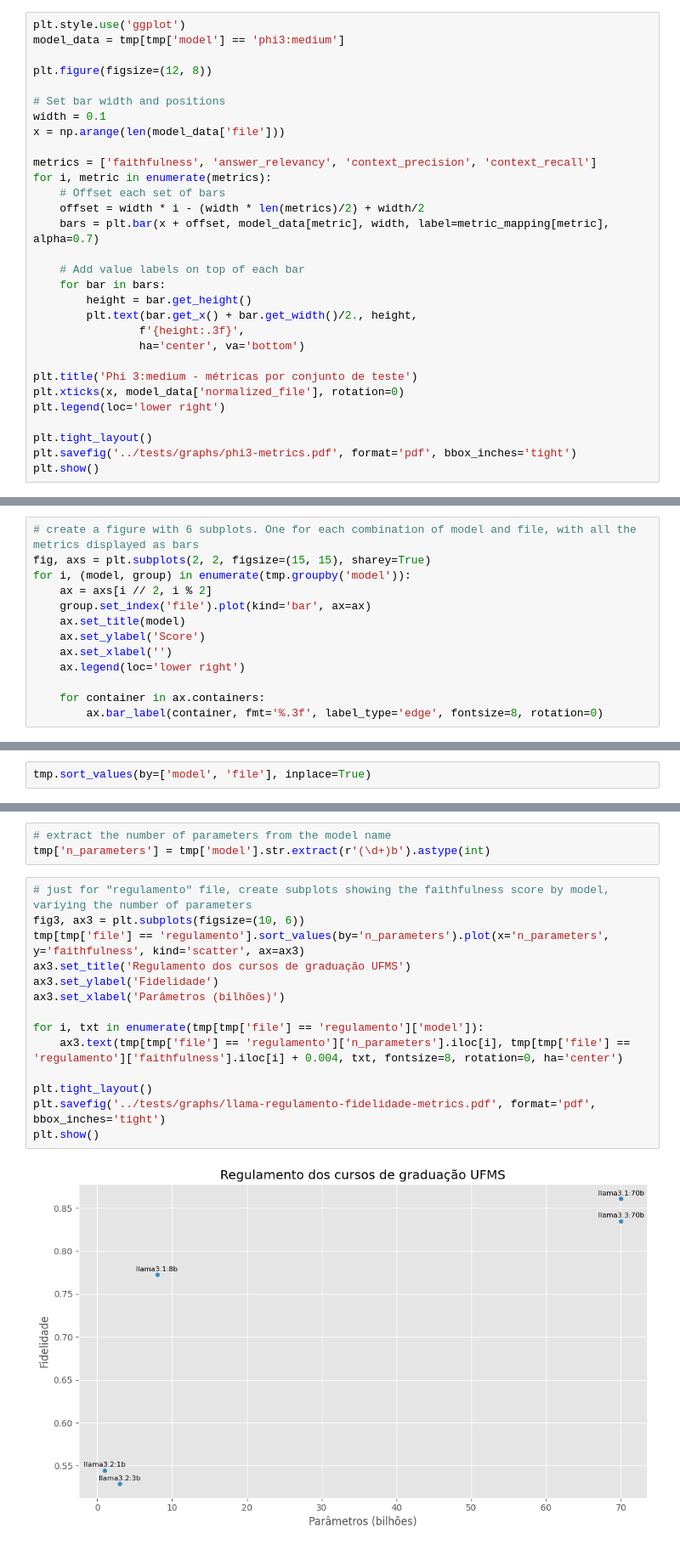
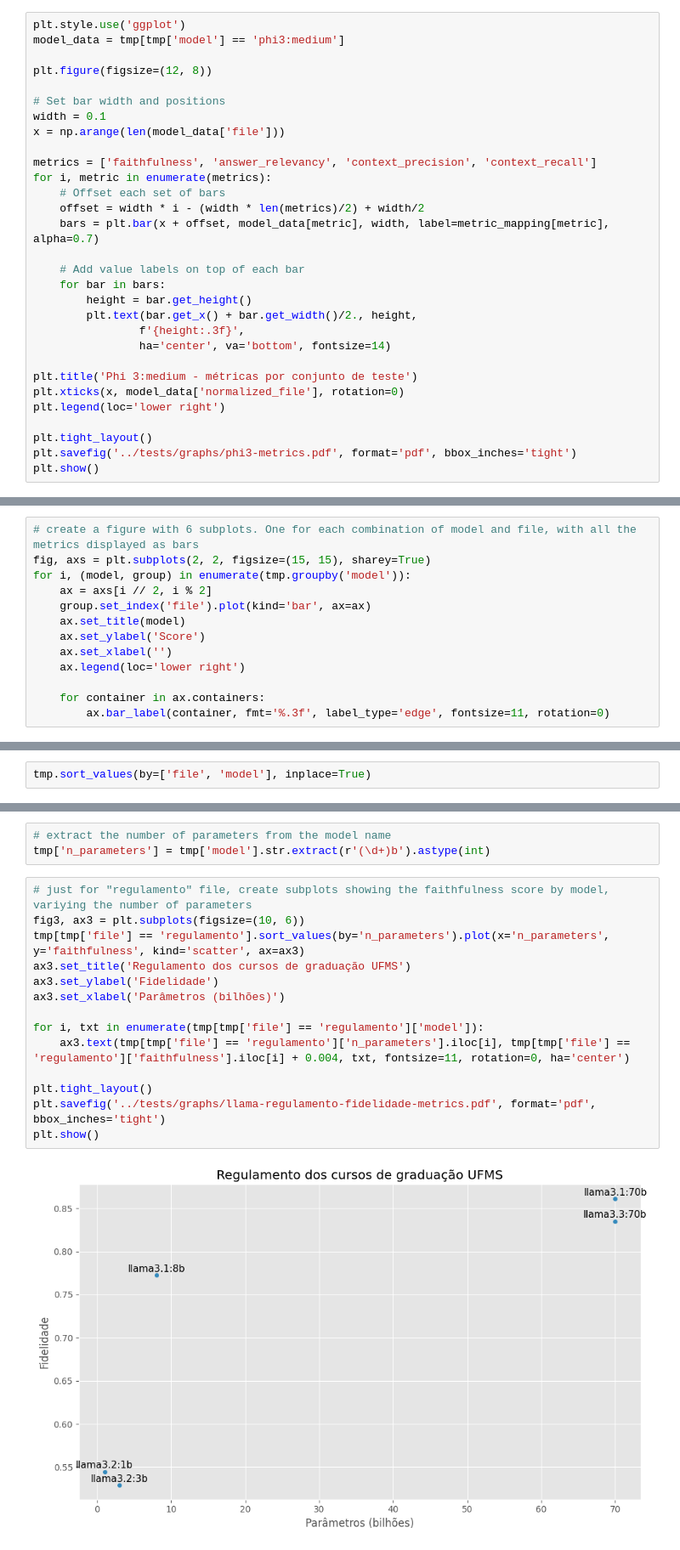
Before and after one commit to lucasstna/CapiGPT, a Jupyter notebook: notebooks/results.ipynb, the cells around one changed output, grey strips where cells are left out. Shown: that part at 85% size. Drawn from its saved outputs; the diff is of its cells as text.

Commit message:
modifying font size on the graphs

```diff
--- a/notebooks/results.ipynb
+++ b/notebooks/results.ipynb
@@ -193,7 +199,7 @@ for i, metric in enumerate(metrics):
         height = bar.get_height()
         plt.text(bar.get_x() + bar.get_width()/2., height,
                 f'{height:.3f}',
-                ha='center', va='bottom')
+                ha='center', va='bottom', fontsize=14)
 
 plt.title('Phi 3:medium - métricas por conjunto de teste')
 plt.xticks(x, model_data['normalized_file'], rotation=0)
@@ -216,5 +222,5 @@ for i, (model, group) in enumerate(tmp.groupby('model')):
     ax.legend(loc='lower right')
 
     for container in ax.containers:
-        ax.bar_label(container, fmt='%.3f', label_type='edge', fontsize=8, rotation=0)
+        ax.bar_label(container, fmt='%.3f', label_type='edge', fontsize=11, rotation=0)
 # %% [output]
@@ -267,2 +273,2 @@ tmp.to_csv('../tests/tables/metrics-ollama-models.csv', index=False)
-# %%
-tmp.sort_values(by=['model', 'file'], inplace=True)
+# %%
+tmp.sort_values(by=['file', 'model'], inplace=True)
@@ -291,19 +301,19 @@ tmp['n_parameters'] = tmp['model'].str.extract(r'(\d+)b').astype(int)
 # %%
 # just for "regulamento" file, create subplots showing the faithfulness score by model, variying the number of parameters
 fig3, ax3 = plt.subplots(figsize=(10, 6))
 tmp[tmp['file'] == 'regulamento'].sort_values(by='n_parameters').plot(x='n_parameters', y='faithfulness', kind='scatter', ax=ax3)
 ax3.set_title('Regulamento dos cursos de graduação UFMS')
 ax3.set_ylabel('Fidelidade')
 ax3.set_xlabel('Parâmetros (bilhões)')
 
 for i, txt in enumerate(tmp[tmp['file'] == 'regulamento']['model']):
-    ax3.text(tmp[tmp['file'] == 'regulamento']['n_parameters'].iloc[i], tmp[tmp['file'] == 'regulamento']['faithfulness'].iloc[i] + 0.004, txt, fontsize=8, rotation=0, ha='center')
+    ax3.text(tmp[tmp['file'] == 'regulamento']['n_parameters'].iloc[i], tmp[tmp['file'] == 'regulamento']['faithfulness'].iloc[i] + 0.004, txt, fontsize=11, rotation=0, ha='center')
 
 plt.tight_layout()
 plt.savefig('../tests/graphs/llama-regulamento-fidelidade-metrics.pdf', format='pdf', bbox_inches='tight')
 plt.show()
 # %% [output]
-[figure, old version]
+[figure, new version]
 # %%
 # just for "regulamento" file, create subplots showing the faithfulness score by model, variying the number of parameters
 fig3, ax3 = plt.subplots(figsize=(10, 6))
```
Also changed, not shown: parts of 21 cells of this notebook, 9 other files.
